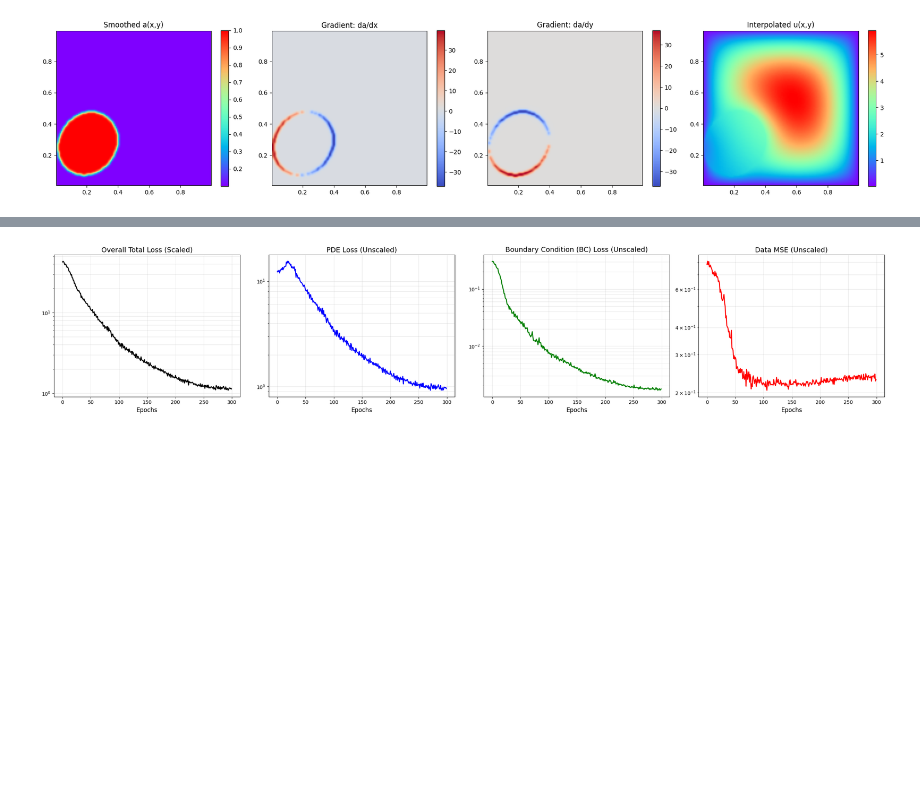
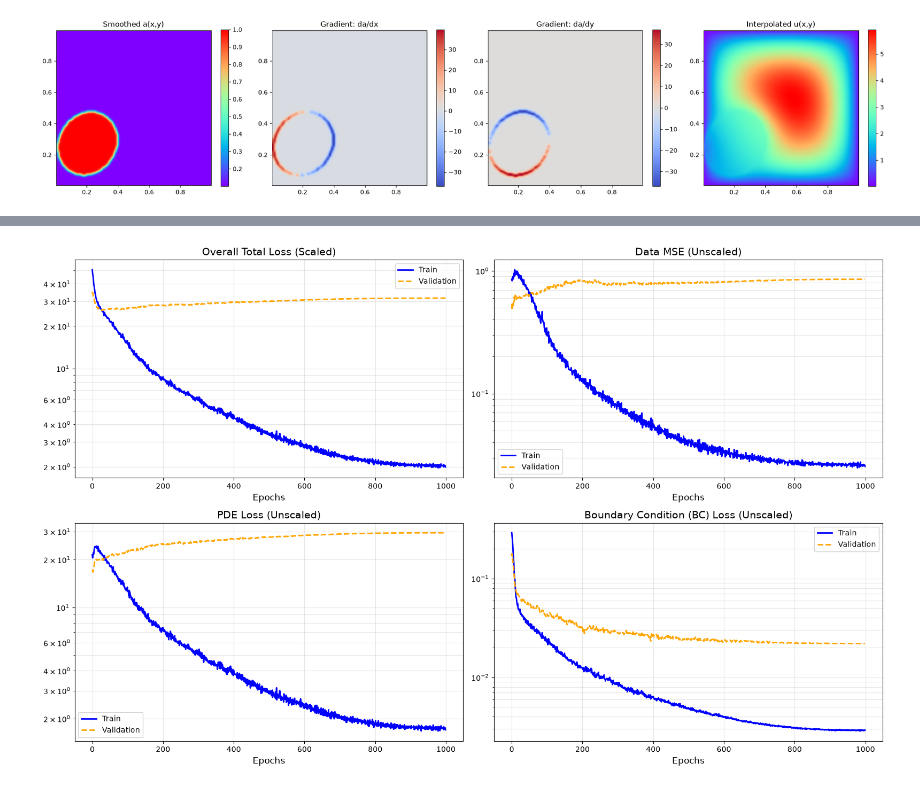
Before and after one commit to wang-yuancheng/piml, a Jupyter notebook: notebooks/darcy_flow_solver_direct.ipynb, the cells around one changed output, grey strips where cells are left out. Drawn from its saved outputs; the diff is of its cells as text; code cells hidden in the pictures; blank space fills up the shorter version.

```diff
--- a/notebooks/darcy_flow_solver_direct.ipynb
+++ b/notebooks/darcy_flow_solver_direct.ipynb
@@ -171,7 +169,7 @@ class DarcyFlowDataset(Dataset):
 # val_dataloader = jd.DataLoader(val_dataset, backend='pytorch', batch_size=batch_size_samples, shuffle=False)
 # test_dataloader = jd.DataLoader(test_dataset, backend='pytorch', batch_size=batch_size_samples, shuffle=False)
 
-n_train = 10
+n_train = 32
 n_val = 5
 n_test = 5
 N_subset = n_train + n_val + n_test
@@ -199,7 +197,7 @@ test_dataset = DarcyFlowDataset(
 )
 
 # Batch sizes
-batch_size_samples = 10
+batch_size_samples = 32
 train_dataloader = jd.DataLoader(train_dataset, backend='pytorch', batch_size=batch_size_samples, shuffle=True, drop_last=True)
 val_dataloader = jd.DataLoader(val_dataset, backend='pytorch', batch_size=n_val, shuffle=False)
 test_dataloader = jd.DataLoader(test_dataset, backend='pytorch', batch_size=n_test, shuffle=False)
@@ -552,22 +519,31 @@ Epoch 291 | Train Loss: 1.1115e+00 | Val MSE: 1.5498e+00 | PDE(un): 9.252e-01 |
 # %%
-# --- Plot Losses ---
-fig, axes = plt.subplots(1, 4, figsize=(24, 5))
+# --- Plot Train vs Validation Losses ---
+fig, axes = plt.subplots(2, 2, figsize=(16, 10))
 
-axes[0].plot(history_total, color='black', linewidth=2)
-axes[0].set_title('Overall Total Loss (Scaled)', fontsize=14)
-axes[1].plot(history_pde, color='blue', linewidth=2)
-axes[1].set_title('PDE Loss (Unscaled)', fontsize=14)
-axes[2].plot(history_bc, color='green', linewidth=2)
-axes[2].set_title('Boundary Condition (BC) Loss (Unscaled)', fontsize=14)
-axes[3].plot(history_data, color='red', linewidth=2)
-axes[3].set_title('Data MSE (Unscaled)', fontsize=14)
+metrics = [
+    ('total', 'Overall Total Loss (Scaled)'),
+    ('data', 'Data MSE (Unscaled)'),
+    ('pde', 'PDE Loss (Unscaled)'),
+    ('bc', 'Boundary Condition (BC) Loss (Unscaled)')
+]
 
-for ax in axes:
+axes_flat = axes.flatten()
+
+for i, (key, title) in enumerate(metrics):
+    ax = axes_flat[i]
+    # Plot Train line (Solid Blue)
+    ax.plot(history_train[key], color='blue', linewidth=2, label='Train')
+    # Plot Validation line (Dashed Orange)
+    ax.plot(history_val[key], color='orange', linewidth=2, linestyle='--', label='Validation')
+
+    ax.set_title(title, fontsize=14)
     ax.set_yscale('log')
     ax.set_xlabel('Epochs', fontsize=12)
     ax.grid(True, which="both", ls="-", alpha=0.3)
+    ax.legend()
+
 plt.tight_layout()
 plt.show()
 # %% [output]
-[figure, old version]
+[figure, new version]
 # %%
```
Also changed, not shown: parts of 7 cells of this notebook, 28 other files.
